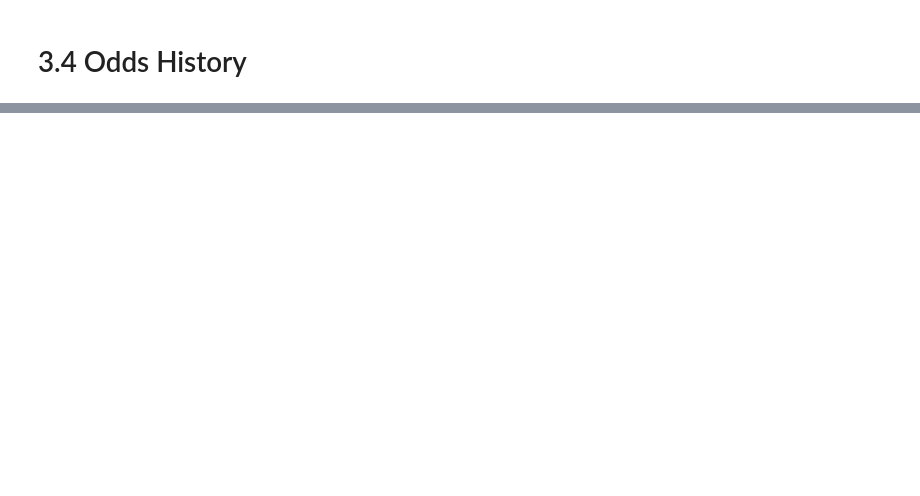
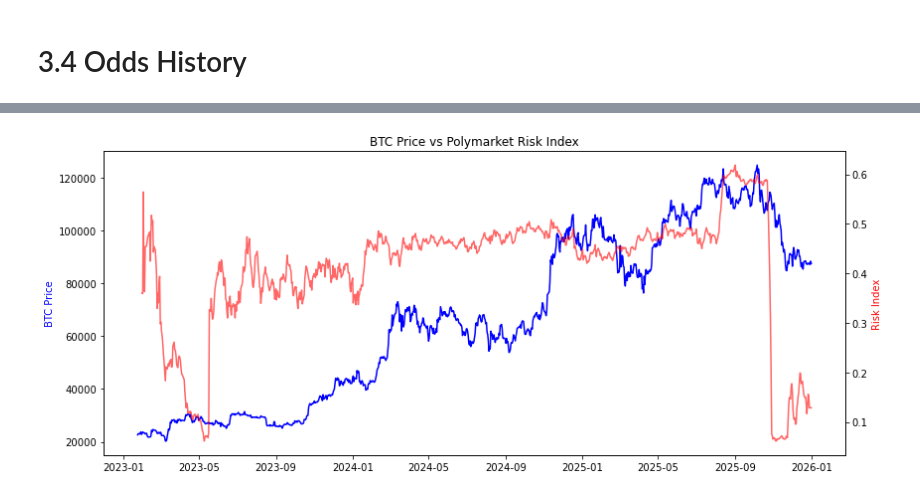
Before and after one commit to shuangvely/bitcoin-analytics-capstone-sp26-team08, a Jupyter notebook: eda/EDA.ipynb, the cells around one changed output, grey strips where cells are left out. Drawn from its saved outputs; the diff is of its cells as text; code cells hidden in the pictures; blank space fills up the shorter version.

```diff
--- a/eda/EDA.ipynb
+++ b/eda/EDA.ipynb
@@ -474,0 +517,6 @@ shape: (5, 4)
+# %%
+df_odds = df_odds.with_columns(
+    pl.col("timestamp").dt.date().alias("date")
+)
+
+df_odds.head()
@@ -474,0 +638,26 @@ shape: (5, 4)
+# %%
+btc_pd = df.reset_index()[["time", "PriceUSD"]]
+daily_pd["date"] = pd.to_datetime(daily_pd["date"]).dt.normalize()
+btc_pd["time"] = pd.to_datetime(btc_pd["time"]).dt.normalize()
+
+merged = daily_pd.merge(
+    btc_pd,
+    left_on="date",
+    right_on="time",
+    how="inner"
+)
+# %%
+fig, ax1 = plt.subplots(figsize=(12,5))
+
+ax1.plot(merged["date"], merged["PriceUSD"], color="blue")
+ax1.set_ylabel("BTC Price", color="blue")
+
+ax2 = ax1.twinx()
+ax2.plot(merged["date"], merged["risk_index"], color="red", alpha=0.6)
+ax2.set_ylabel("Risk Index", color="red")
+
+plt.title("BTC Price vs Polymarket Risk Index")
+plt.tight_layout()
+plt.show()
+# %% [output]
+[figure, added]
```
Also changed, not shown: parts of 16 cells of this notebook.
